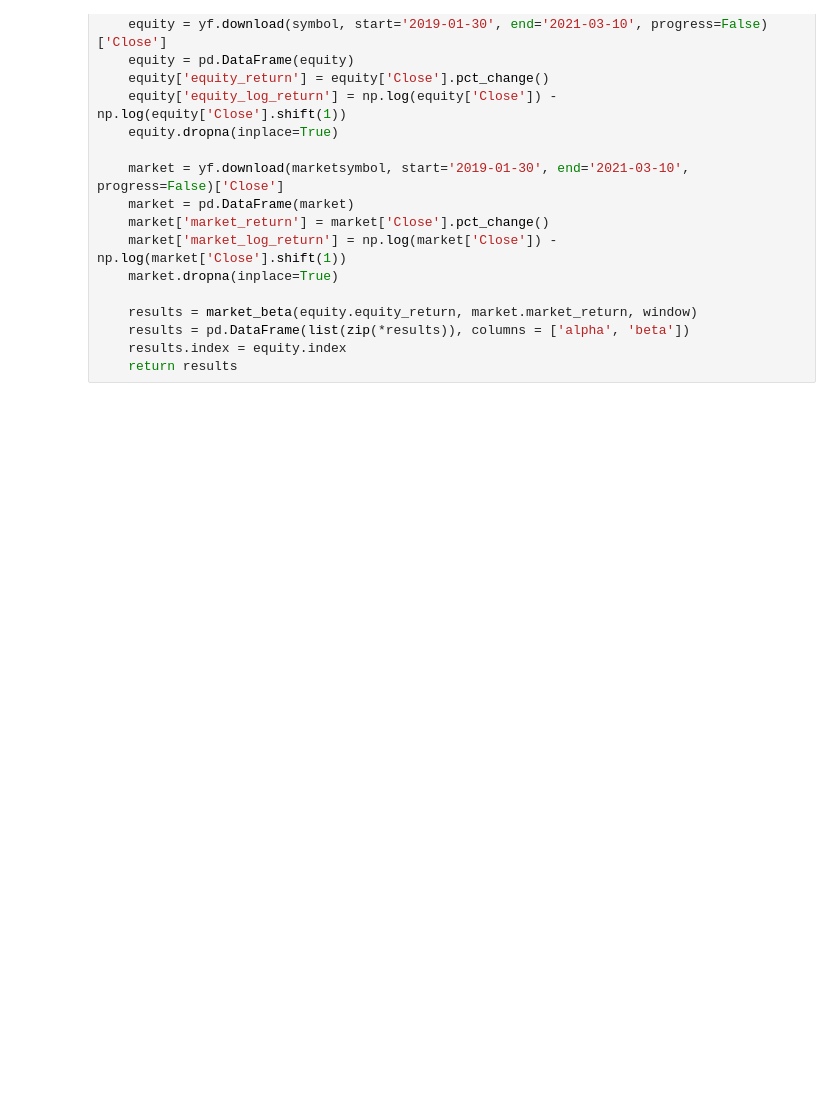
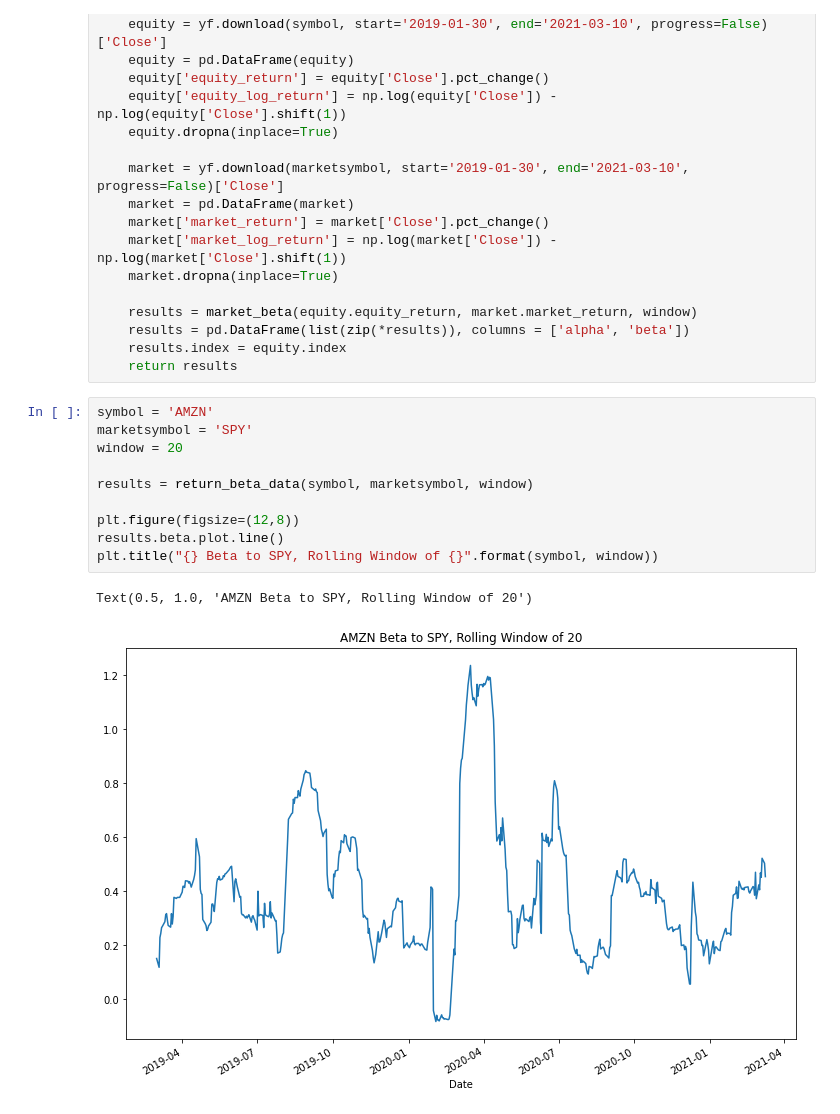
Before and after one commit to chainsaw0/beta, a Jupyter notebook: MarketBetas.ipynb, the cells around one changed output. Drawn from its saved outputs; the diff is of its cells as text; blank space fills up the shorter version.

Commit message:
Add files via upload
update symbols plotted

```diff
--- a/MarketBetas.ipynb
+++ b/MarketBetas.ipynb
@@ -54,6 +54,19 @@ def return_beta_data(symbol, marketsymbol, window):
     results = pd.DataFrame(list(zip(*results)), columns = ['alpha', 'beta'])
     results.index = equity.index
     return results
+# %%
+symbol = 'AMZN'
+marketsymbol = 'SPY'
+window = 20
+
+results = return_beta_data(symbol, marketsymbol, window)
+
+plt.figure(figsize=(12,8))
+results.beta.plot.line()
+plt.title("{} Beta to SPY, Rolling Window of {}".format(symbol, window))
+# %% [output]
+Text(0.5, 1.0, 'AMZN Beta to SPY, Rolling Window of 20')
+[figure, added]
 # %%
 symbol = 'NFLX'
 marketsymbol = 'SPY'
```
Also changed, not shown: parts of 3 cells of this notebook.
